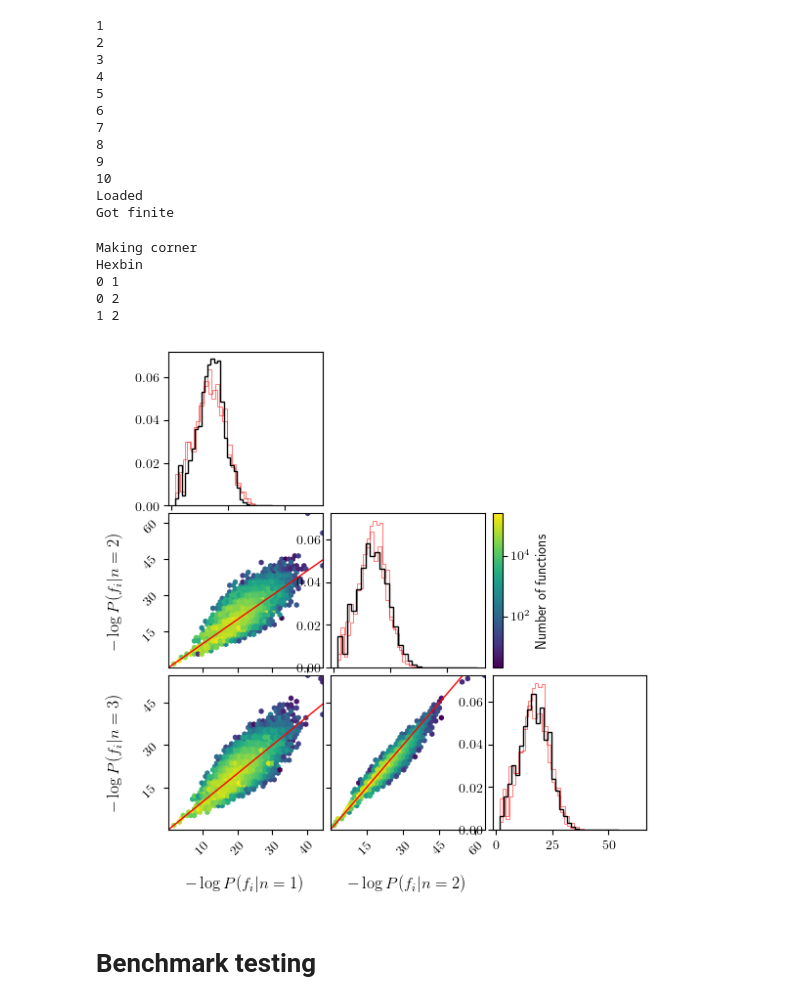
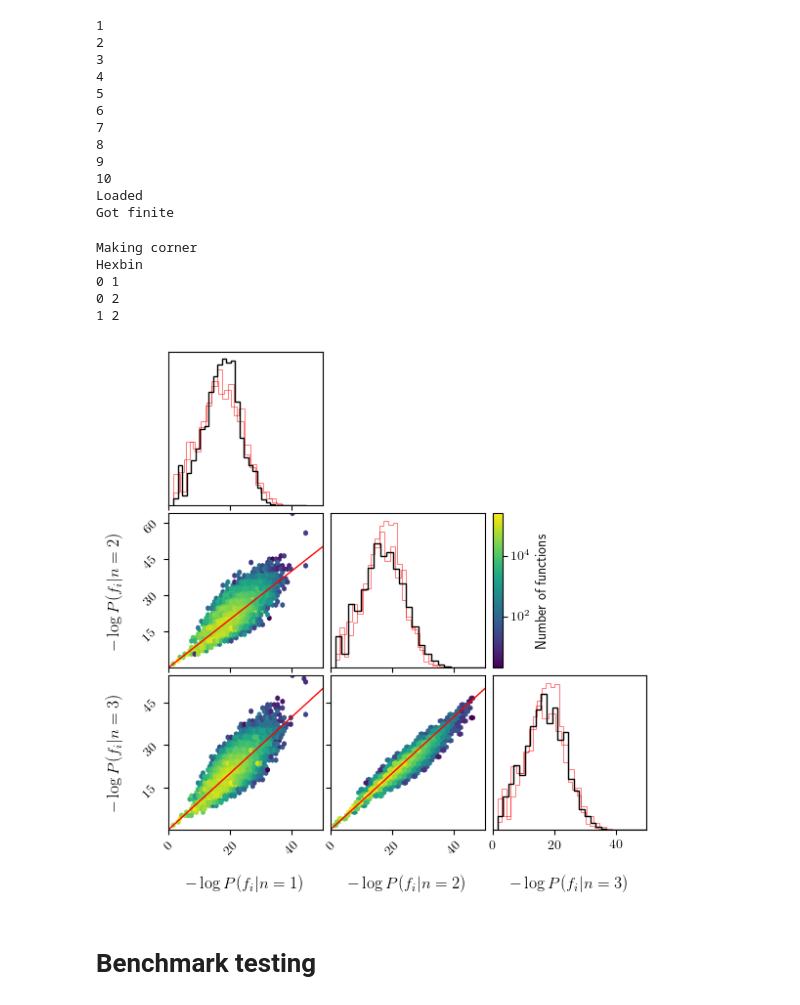
Before and after one commit to DeaglanBartlett/katz, a Jupyter notebook: plotting/Paper_plots.ipynb, the cells around one changed output. Saved outputs shown, nothing was run; the diff lists cells and outputs as text; code cells hidden in the pictures.

```diff
--- a/plotting/Paper_plots.ipynb
+++ b/plotting/Paper_plots.ipynb
@@ -51,7 +51,11 @@ Got finite
 # %%
 labs = [f'$- \log P (f_i | n={i+1})$' for i in range(all_p.shape[0])]
 
-fig, axs = plt.subplots(all_p.shape[0], all_p.shape[0], figsize=(6,6))
+fig, axs = plt.subplots(all_p.shape[0], all_p.shape[0], figsize=(6,6), sharex=True)
+
+for i in range(all_p.shape[0]):
+    for j in range(i+1, all_p.shape[0]):
+        plt.setp(axs[i,j].get_xticklines(), visible=False)
 
 print('Making corner')
 corner.corner(all_p.transpose(),
@@ -74,34 +78,41 @@ for i in range(all_p.shape[0]-1):
 
 for i in range(all_p.shape[0]):
     axs[i,i].clear()
     for j in range(all_p.shape[0]):
         if i == j:
             kwargs = {'color':'k',
                     'zorder':1,
                     'alpha':1,
                     'lw':1,
             }
         else:
             kwargs = {'color':'r',
                     'zorder':0,
                     'alpha':0.5,
                     'lw':0.75,
             }
         axs[i,i].hist(all_p[j,:], bins=30, density=True, histtype='step', **kwargs)
+    axs[i,i].set_yticks([])
+
+for i in range(axs.shape[0]):
+    axs[-1,i].set_xlabel(r'%s'%labs[i])
 
 ax2_divider = make_axes_locatable(axs[-2,-1])
 cax2 = ax2_divider.append_axes("left", size="7%", pad="2%")
 cb = fig.colorbar(hb, cax=cax2, orientation="vertical")
 cb.set_label(r'Number of functions')
 
+
+axs[0,0].set_xlim(0, 50)
+
 fig.savefig('../figs/backoff_length.pdf', bbox_inches='tight', transparent=True)
 # %% [output]
 Making corner
 Hexbin
 0 1
 0 2
 1 2
-[figure, old version]
+[figure, new version]
 # %% [markdown]
 # Benchmark testing
 # %%
```
Also changed, not shown: parts of 2 cells of this notebook, 2 other files.
